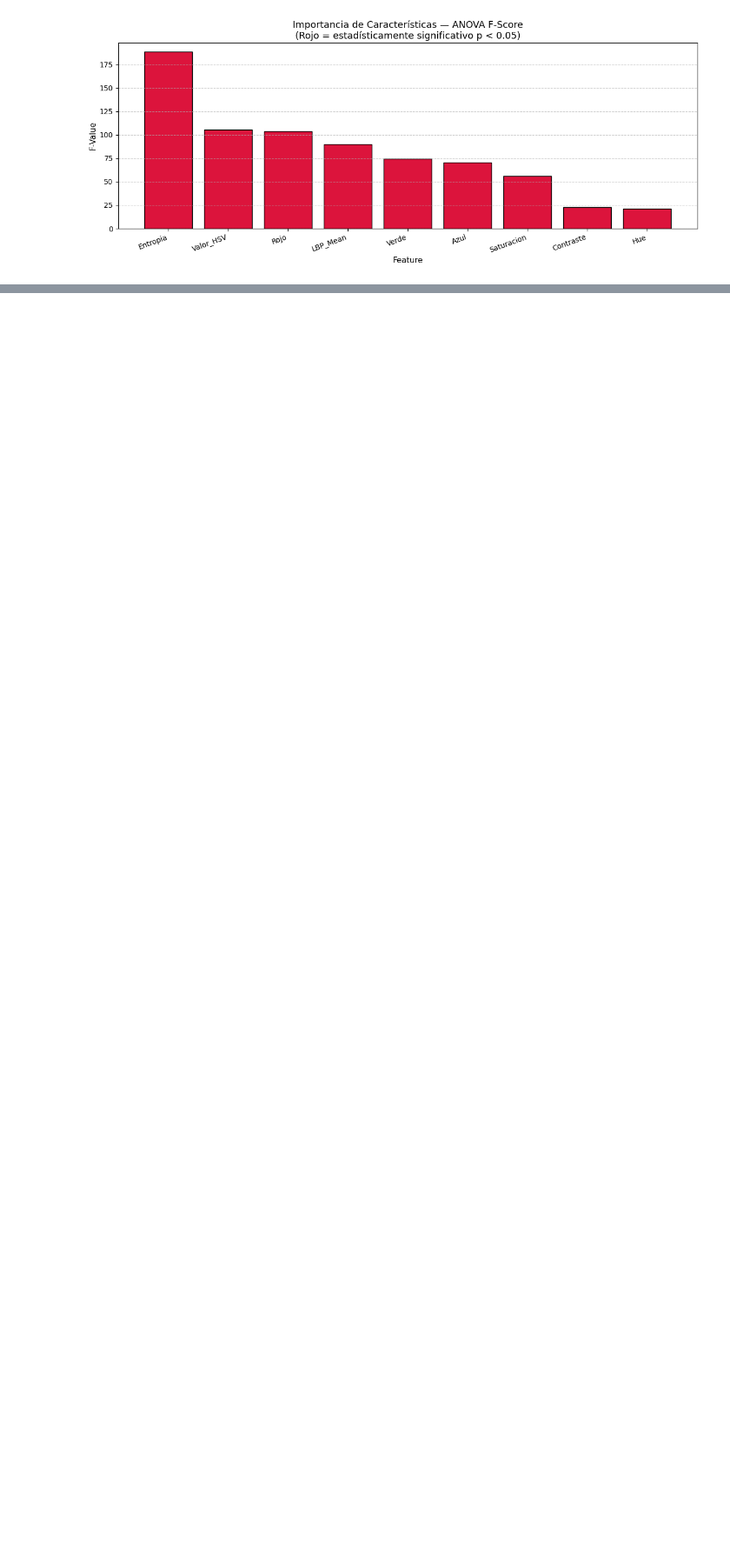
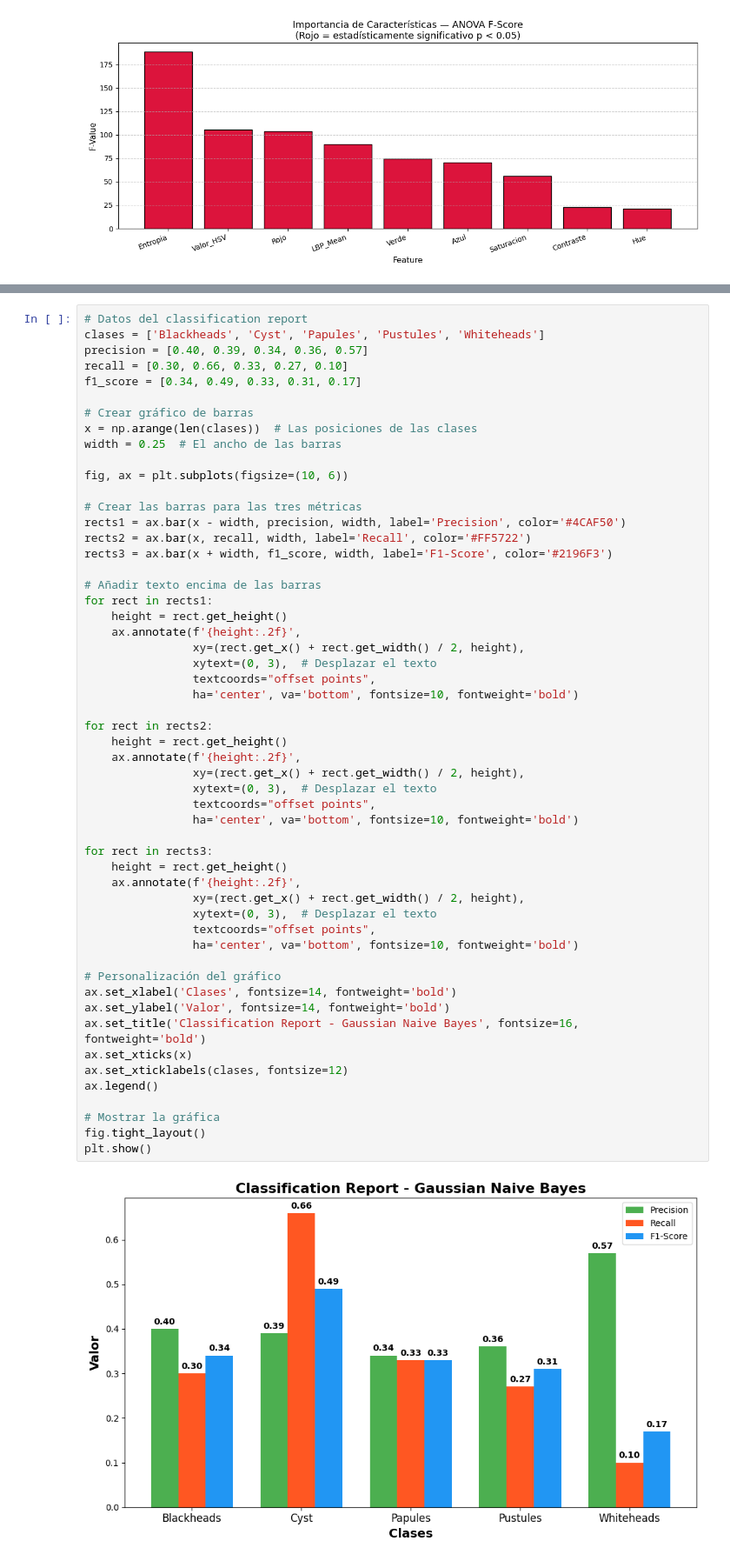
Before and after one commit to hecfrantuis/Proyecto-IA-1, a Jupyter notebook: Proyecto_AcneI_A1_Modelos_Supervisados.ipynb, the cells around one changed output, grey strips where cells are left out. Shown at 87% size. Drawn from its saved outputs; the diff is of its cells as text; blank space fills up the shorter version.

```diff
--- a/Proyecto_AcneI_A1_Modelos_Supervisados.ipynb
+++ b/Proyecto_AcneI_A1_Modelos_Supervisados.ipynb
@@ -165,0 +365,56 @@ Saturacion  55.898714  2.109416e-45
+# %%
+# Datos del classification report
+clases = ['Blackheads', 'Cyst', 'Papules', 'Pustules', 'Whiteheads']
+precision = [0.40, 0.39, 0.34, 0.36, 0.57]
+recall = [0.30, 0.66, 0.33, 0.27, 0.10]
+f1_score = [0.34, 0.49, 0.33, 0.31, 0.17]
+
+# Crear gráfico de barras
+x = np.arange(len(clases))  # Las posiciones de las clases
+width = 0.25  # El ancho de las barras
+
+fig, ax = plt.subplots(figsize=(10, 6))
+
+# Crear las barras para las tres métricas
+rects1 = ax.bar(x - width, precision, width, label='Precision', color='#4CAF50')
+rects2 = ax.bar(x, recall, width, label='Recall', color='#FF5722')
+rects3 = ax.bar(x + width, f1_score, width, label='F1-Score', color='#2196F3')
+
+# Añadir texto encima de las barras
+for rect in rects1:
+    height = rect.get_height()
+    ax.annotate(f'{height:.2f}',
+                xy=(rect.get_x() + rect.get_width() / 2, height),
+                xytext=(0, 3),  # Desplazar el texto
+                textcoords="offset points",
+                ha='center', va='bottom', fontsize=10, fontweight='bold')
+
+for rect in rects2:
+    height = rect.get_height()
+    ax.annotate(f'{height:.2f}',
+                xy=(rect.get_x() + rect.get_width() / 2, height),
+                xytext=(0, 3),  # Desplazar el texto
+                textcoords="offset points",
+                ha='center', va='bottom', fontsize=10, fontweight='bold')
+
+for rect in rects3:
+    height = rect.get_height()
+    ax.annotate(f'{height:.2f}',
+                xy=(rect.get_x() + rect.get_width() / 2, height),
+                xytext=(0, 3),  # Desplazar el texto
+                textcoords="offset points",
+                ha='center', va='bottom', fontsize=10, fontweight='bold')
+
+# Personalización del gráfico
+ax.set_xlabel('Clases', fontsize=14, fontweight='bold')
+ax.set_ylabel('Valor', fontsize=14, fontweight='bold')
+ax.set_title('Classification Report - Gaussian Naive Bayes', fontsize=16, fontweight='bold')
+ax.set_xticks(x)
+ax.set_xticklabels(clases, fontsize=12)
+ax.legend()
+
+# Mostrar la gráfica
+fig.tight_layout()
+plt.show()
+# %% [output]
+[figure, added]
```
Also changed, not shown: parts of 42 cells of this notebook.
